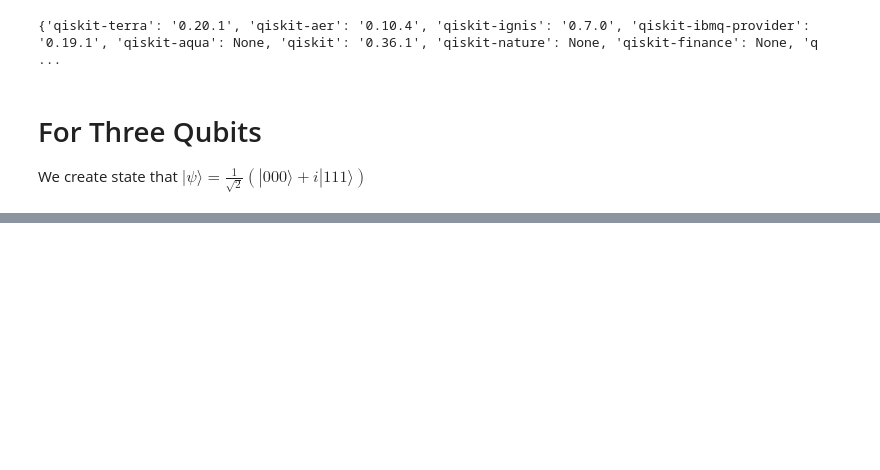
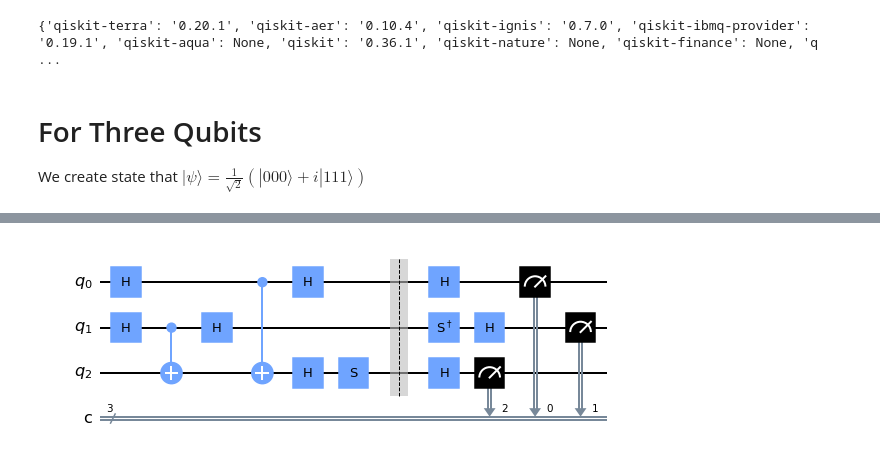
Before and after one commit to yagizgokce/MerminAndArdehaliTest, a Jupyter notebook: mermin.ipynb, the cells around one changed output, grey strips where cells are left out. Saved outputs shown, nothing was run; the diff lists cells and outputs as text; code cells hidden in the pictures; blank space fills up the shorter version.

```diff
--- a/mermin.ipynb
+++ b/mermin.ipynb
@@ -69,0 +92,4 @@ ghzXXY.draw(output='mpl')
+# %%
+circuitXYX.draw(output='mpl')
+# %% [output]
+[figure, added]
```
Also changed, not shown: parts of 13 cells of this notebook.
